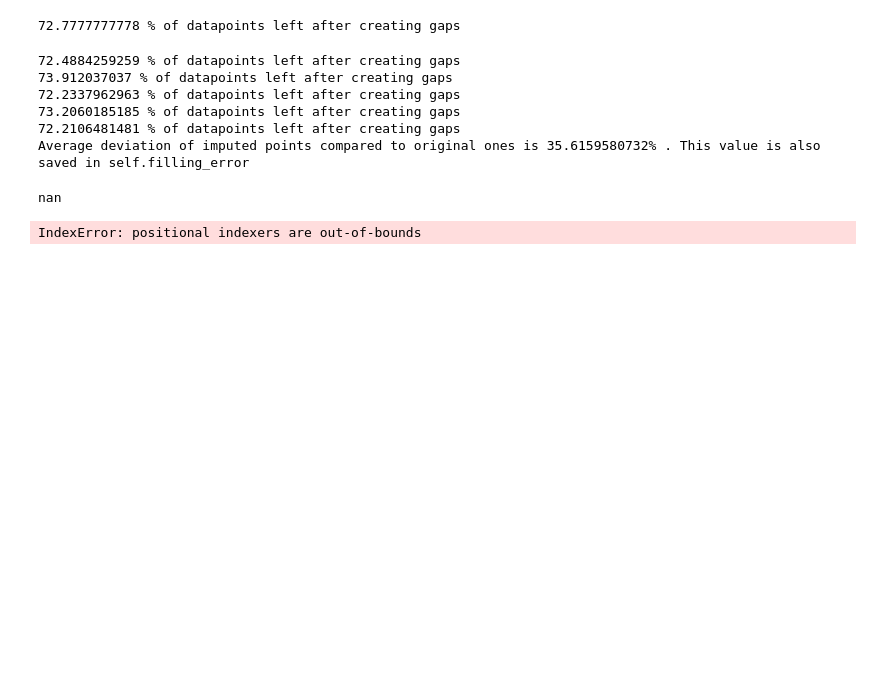
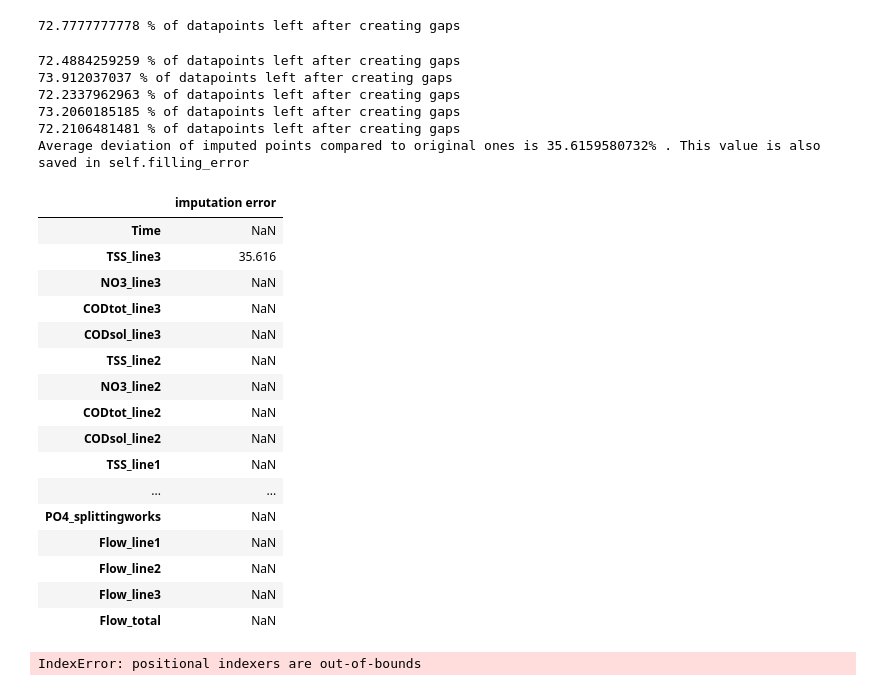
Before and after one commit to UGentBiomath/wwdata, a Jupyter notebook: Showcase_OnlineSensorBased_scrapbook.ipynb, the cells around one changed output. Cells and saved outputs as stored; diff of their text form; code cells hidden in the pictures; blank space fills up the shorter version.

```diff
--- a/Showcase_OnlineSensorBased_scrapbook.ipynb
+++ b/Showcase_OnlineSensorBased_scrapbook.ipynb
@@ -299,9 +299,25 @@ print('Average deviation of imputed points compared to original ones is '+\
 72.2106481481 % of datapoints left after creating gaps
 Average deviation of imputed points compared to original ones is 35.6159580732% . This value is also saved in self.filling_error
 # %%
-dataset.filling
+dataset.filling_error
 # %% [output]
-nan
+|  | imputation error |
+| Time | NaN |
+| TSS_line3 | 35.616 |
+| NO3_line3 | NaN |
+| CODtot_line3 | NaN |
+| CODsol_line3 | NaN |
+| TSS_line2 | NaN |
+| NO3_line2 | NaN |
+| CODtot_line2 | NaN |
+| CODsol_line2 | NaN |
+| TSS_line1 | NaN |
+| ... | ... |
+| PO4_splittingworks | NaN |
+| Flow_line1 | NaN |
+| Flow_line2 | NaN |
+| Flow_line3 | NaN |
+| Flow_total | NaN |
 # %%
 self = dataset
 # %%
```
